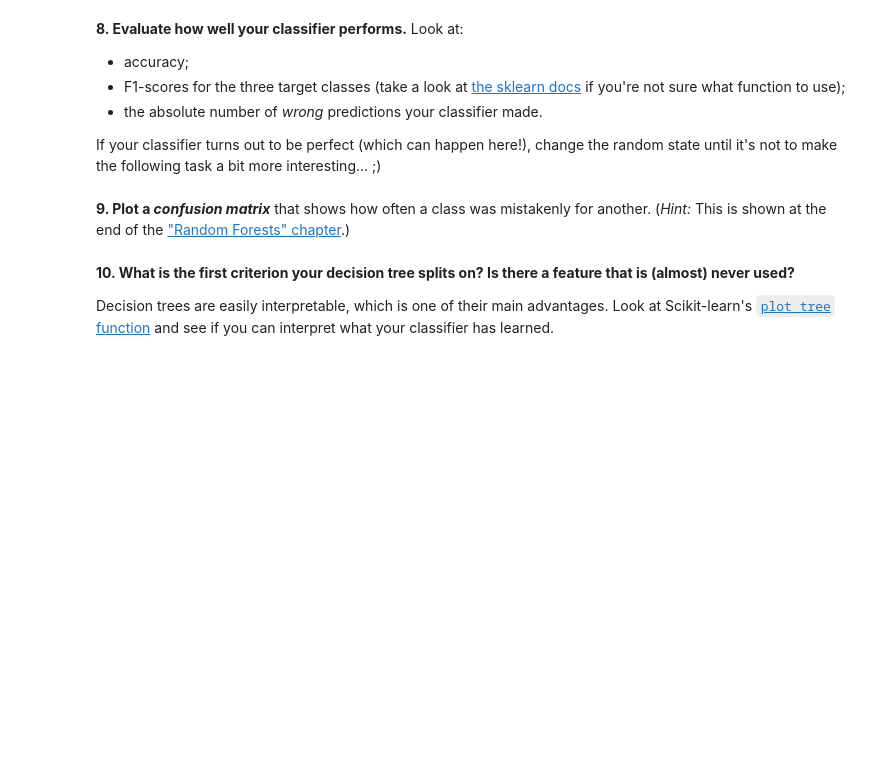
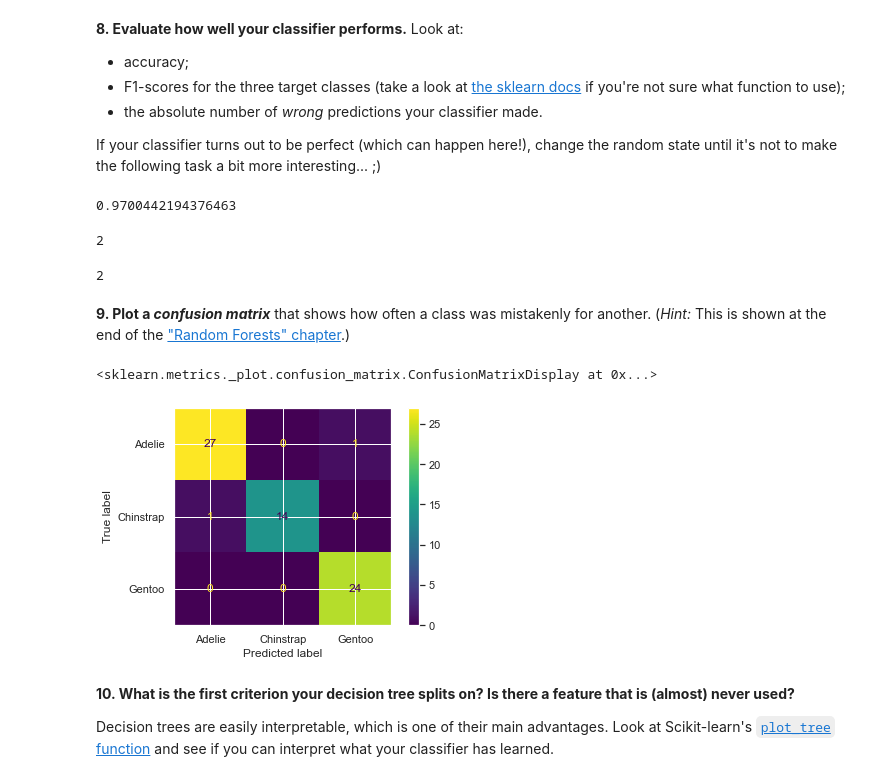
Before and after one commit to KorwinBieniek/kaggle_projects, a Jupyter notebook: notebooks/university_notebooks/04_Machine_Learning.ipynb, the cells around one changed output. Saved outputs shown, nothing was run; the diff lists cells and outputs as text; code cells hidden in the pictures; blank space fills up the shorter version.

```diff
--- a/notebooks/university_notebooks/04_Machine_Learning.ipynb
+++ b/notebooks/university_notebooks/04_Machine_Learning.ipynb
@@ -247,7 +247,22 @@ Here, we can practice how to prepare our data & evaluate our model, and also try
 **6. Split your data into a _train_ and _test_ set!** Use 80% of the data for training and reserve 20% for testing.
 # %%
 # YOUR CODE HERE
+from sklearn.model_selection import train_test_split
+from copy import deepcopy
+
+new_df = deepcopy(df)
+y = new_df.pop('species')
+X = new_df
+X = X.drop(columns=['sex'])
+# %%
+X = pd.get_dummies(X, columns=['island'])
+# %%
+X_train, X_test, y_train, y_test = train_test_split(X, y, test_size=0.2, random_state=10, shuffle=True)
 # %% [markdown]
 **7. Train a decision tree classifier and produce predictions on the test set.** It's a good idea to set the `random_state` when you instantiate your classifier, so that your results are the same if you re-run the cells (or the entire notebook).
 # %%
 # YOUR CODE HERE
+from sklearn.tree import DecisionTreeClassifier
+
+dtc = DecisionTreeClassifier(random_state = 10)
+dtc.fit(X_train, y_train)
@@ -261,10 +295,33 @@ Here, we can practice how to prepare our data & evaluate our model, and also try
 If your classifier turns out to be perfect (which can happen here!), change the random state until it's not to make the following task a bit more interesting... ;)
 # %%
 # YOUR CODE HERE
+from sklearn.metrics import accuracy_score, f1_score
+
+
+print(accuracy_score(y_test, y_pred))
+print(f1_score(y_test, y_pred, average='weighted'))
+# %% [output]
+0.9700442194376463
+# %%
+from sklearn.metrics import confusion_matrix
+
+conf_matrix = confusion_matrix(y_test, y_pred)
+print(sum(sum(conf_matrix)) - sum(conf_matrix.diagonal()))
+# %% [output]
+2
+# %%
+conf_matrix.sum() - conf_matrix.diagonal().sum()
+# %% [output]
+2
 # %% [markdown]
 **9. Plot a _confusion matrix_** that shows how often a class was mistakenly for another. (_Hint:_ This is shown at the end of the ["Random Forests" chapter](https://jakevdp.github.io/PythonDataScienceHandbook/05.08-random-forests.html).)
 # %%
 # YOUR CODE HERE
+from sklearn.metrics import plot_confusion_matrix
+plot_confusion_matrix(dtc, X_test, y_test)
+# %% [output]
+<sklearn.metrics._plot.confusion_matrix.ConfusionMatrixDisplay at 0x...>
+[figure, added]
 # %% [markdown]
 **10. What is the first criterion your decision tree splits on? Is there a feature that is (almost) never used?**
 
```
Also changed, not shown: parts of 14 cells of this notebook, 8 other files.
